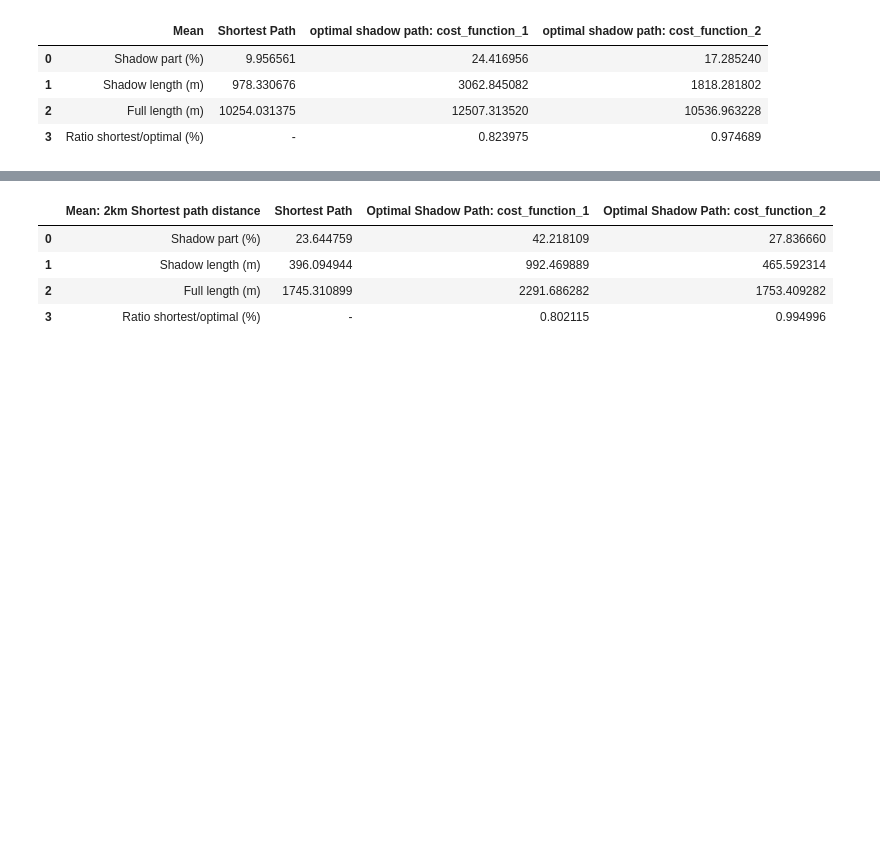
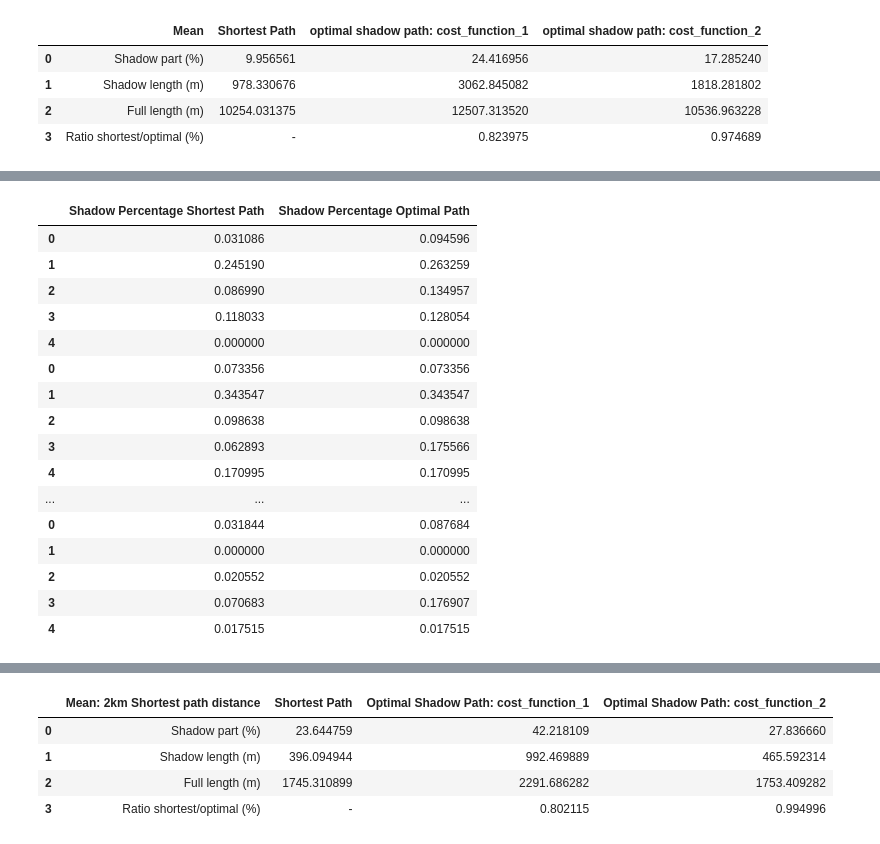
Before and after one commit to suvihanninen/CoolWalk-App, a Jupyter notebook: backend/Benchmarking.ipynb, the cells around one changed output, grey strips where cells are left out. Cells and saved outputs as stored; diff of their text form; code cells hidden in the pictures; blank space fills up the shorter version.

```diff
--- a/backend/Benchmarking.ipynb
+++ b/backend/Benchmarking.ipynb
@@ -556,0 +601,6 @@ def calculateStats(list_of_Xkm_paths_shortest,list_of_Xkm_paths_cost1, list_of_X
+# %%
+def calculateShadowPartPercentage(list_of_Xkm_paths_shortest, list_of_Xkm_paths_cost1, list_of_Xkm_paths_cost2):
+   list_shadow_part_percentage_Xkm_short = get_list_of_shadowed_part_of_path(list_of_Xkm_paths_shortest)
+   list_shadow_part_percentage_Xkm_cost1 = get_list_of_shadowed_part_of_path(list_of_Xkm_paths_cost1)
+   list_shadow_part_percentage_Xkm_cost2 = get_list_of_shadowed_part_of_path(list_of_Xkm_paths_cost2)
+   return list_shadow_part_percentage_Xkm_short, list_shadow_part_percentage_Xkm_cost1, list_shadow_part_percentage_Xkm_cost2
@@ -556,0 +824,20 @@ def calculateStats(list_of_Xkm_paths_shortest,list_of_Xkm_paths_cost1, list_of_X
+# %%
+df_Shadow_part_Percentage
+# %% [output]
+|  | Shadow Percentage Shortest Path | Shadow Percentage Optimal Path |
+| 0 | 0.031086 | 0.094596 |
+| 1 | 0.245190 | 0.263259 |
+| 2 | 0.086990 | 0.134957 |
+| 3 | 0.118033 | 0.128054 |
+| 4 | 0.000000 | 0.000000 |
+| 0 | 0.073356 | 0.073356 |
+| 1 | 0.343547 | 0.343547 |
+| 2 | 0.098638 | 0.098638 |
+| 3 | 0.062893 | 0.175566 |
+| 4 | 0.170995 | 0.170995 |
+| ... | ... | ... |
+| 0 | 0.031844 | 0.087684 |
+| 1 | 0.000000 | 0.000000 |
+| 2 | 0.020552 | 0.020552 |
+| 3 | 0.070683 | 0.176907 |
+| 4 | 0.017515 | 0.017515 |
```
Also changed, not shown: parts of 37 cells of this notebook, 5 other files.
